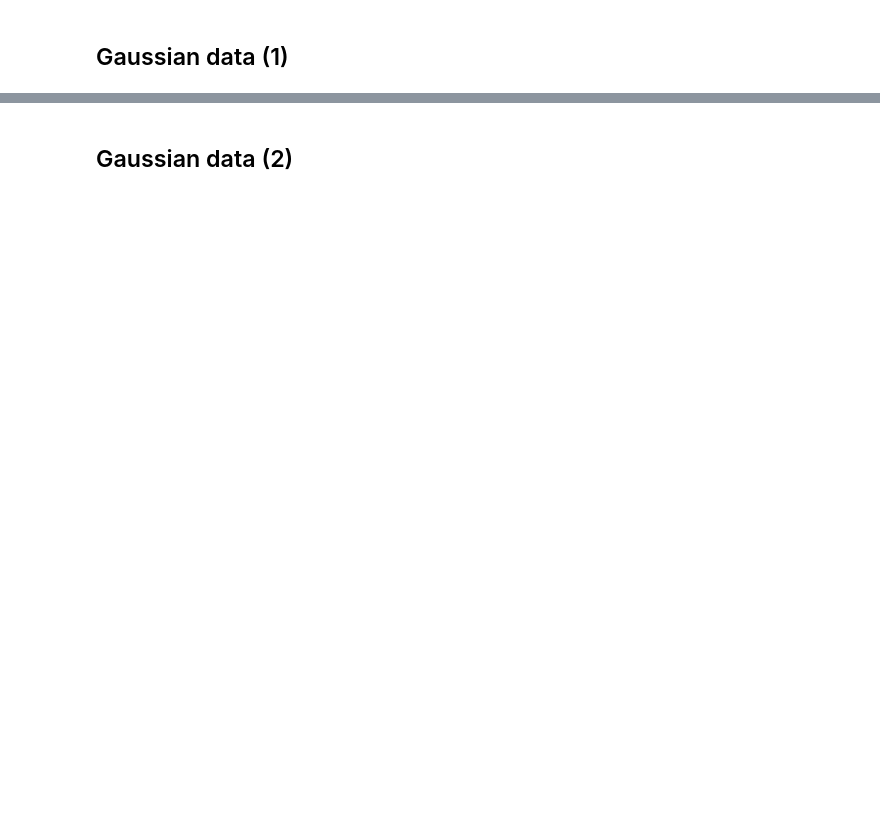
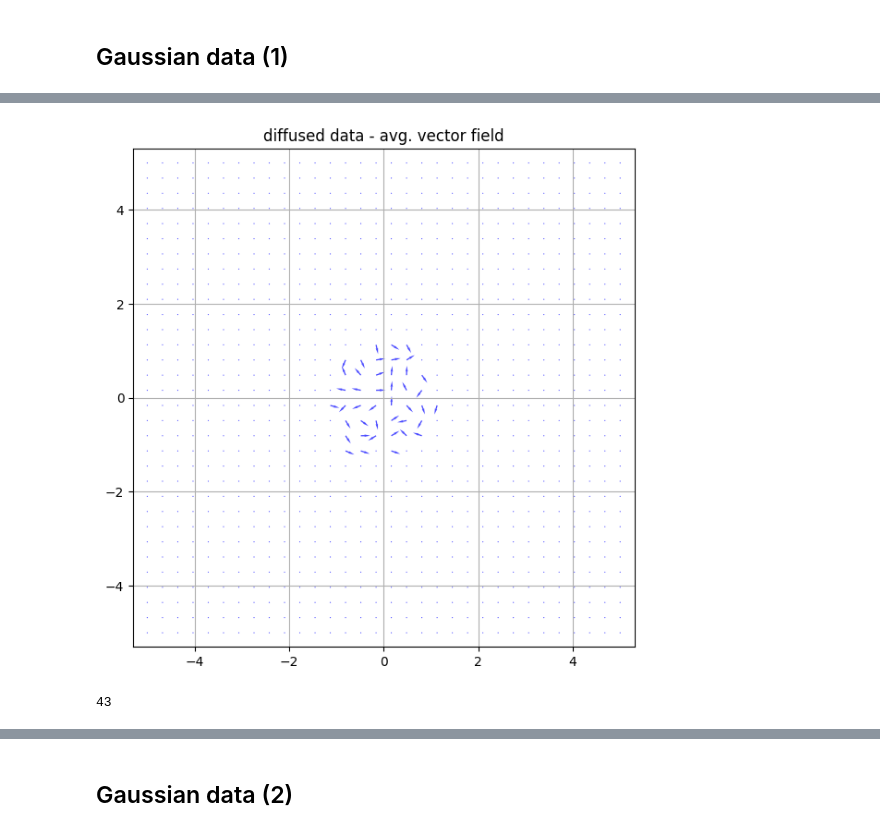
Before and after one commit to gudtjd82/aAIs_Internhip, a Jupyter notebook: diffusive_flow/diffusive_flow.ipynb, the cells around one changed output, grey strips where cells are left out. Drawn from its saved outputs; the diff is of its cells as text; code cells hidden in the pictures; blank space fills up the shorter version.

```diff
--- a/diffusive_flow/diffusive_flow.ipynb
+++ b/diffusive_flow/diffusive_flow.ipynb
@@ -168,6 +170,6 @@ def make_vector_field(grid_points, data, vectors, radius=.3):
         if neighbor_vs.size(0) > 0:
             vector_field[i] = neighbor_vs.mean(dim=0)
 
-    vector_field = normalize_vector_field(vector_field)
+    # vector_field = normalize_vector_field(vector_field)
 
     return vector_field
@@ -301,0 +334,22 @@ Final loss at t=19: 0.04679778963327408
+# %%
+# diffused data (from t=0 to t=9) (비교용)
+eta = torch.randn_like(data1).to(device)
+x_curr = data1.to(device)
+x_curr, v = make_vectors(d, x_curr, 1)
+
+vf = make_vector_field(grid_points, data1, v)
+
+vf = normalize_vector_field(vf)
+
+
+draw_vector_field(grid_points.cpu(), vf.cpu(), title_str="diffused data - avg. vector field", scale=5)
+# draw_vector_field(data1.cpu(), v.cpu(), title_str="diffused data - avg. vector field")
+i = 0
+for v in vf:
+    if v.norm() > 0:
+        i += 1
+
+print(i)
+# %% [output]
+[figure, added]
+43
```
Also changed, not shown: parts of 40 cells of this notebook.
